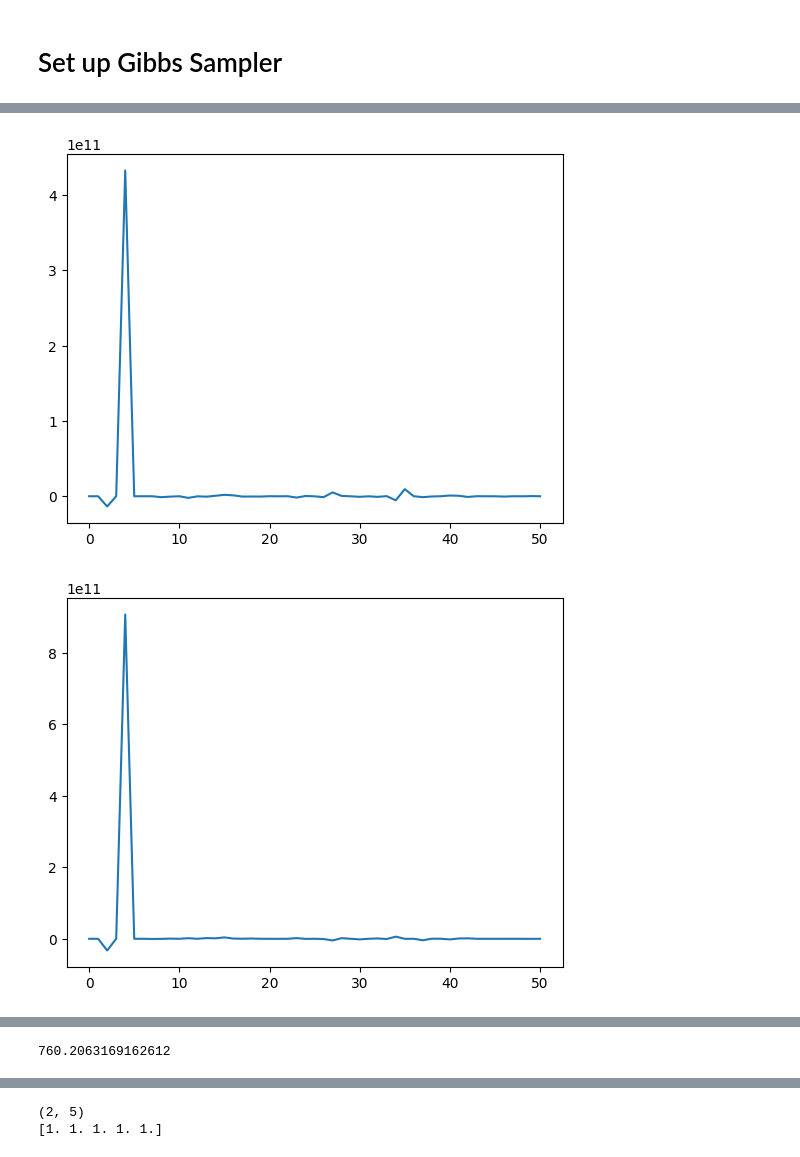
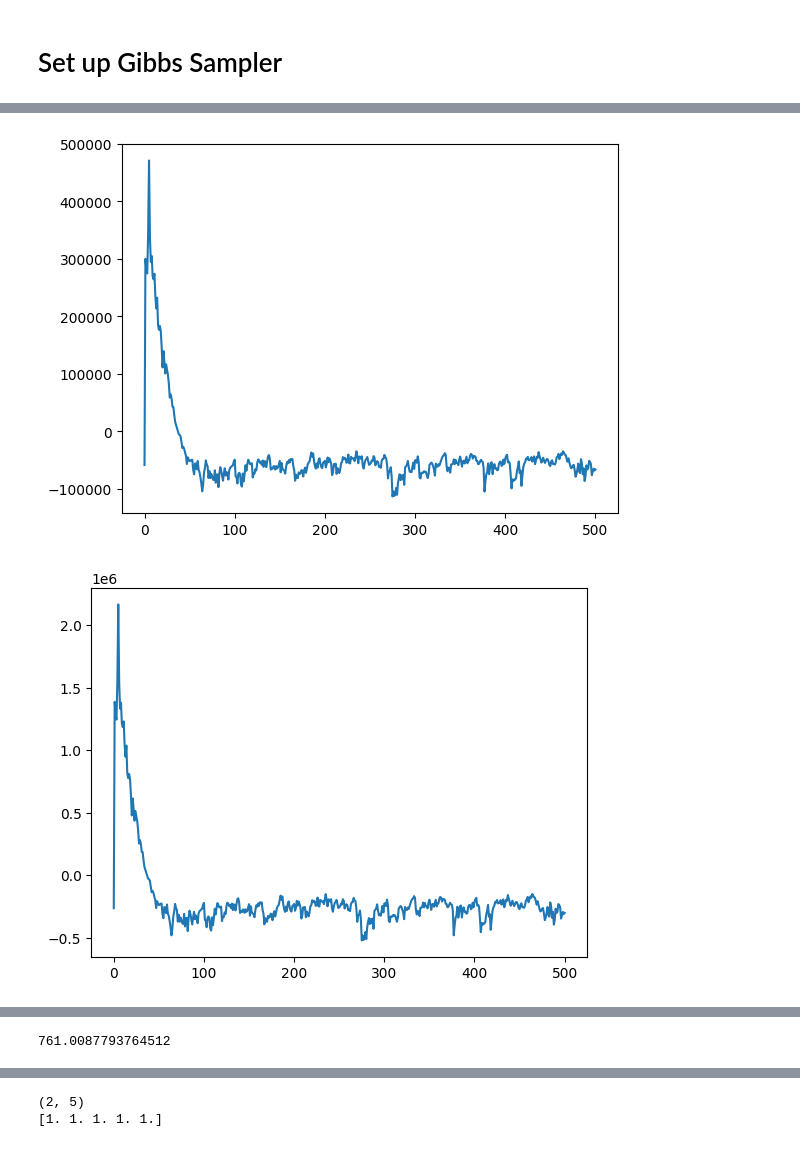
Before and after one commit to RHINO-Experiment/rhino-cal, a Jupyter notebook: gibbs_notebook.ipynb, the cells around one changed output, grey strips where cells are left out. Cells and saved outputs as stored; diff of their text form; code cells hidden in the pictures.

```diff
--- a/gibbs_notebook.ipynb
+++ b/gibbs_notebook.ipynb
@@ -230,10 +271,10 @@ param_dict = sample_loop(data=observation.data_waterfall.flatten(),
                          U_gain=U_gain,
                          X_ant_nw=X_ant_noisewave,
                          X_cal_src=X_calibrator,
-                         init_gain_amps=np.ones_like(U_gain[0]),
+                         init_gain_amps=init_gain_amps,
                          init_cal_src_amps=init_calibrator_solution,
                          init_ant_nw_amps=np.ones_like(X_ant_noisewave[0]),
                          cal_src_priors=cal_source_priors,
-                         inv_cal_src_prior_cov=cal_source_prior_inv_cov, n_iter=50,
-                         verbose=False)
+                         inv_cal_src_prior_cov=cal_source_prior_inv_cov, n_iter=200,
+                         verbose=True)
 # %% [output]
@@ -256,6 +323,6 @@ param_dict = sample_loop(data=observation.data_waterfall.flatten(),
                          init_cal_src_amps=init_calibrator_solution,
                          init_ant_nw_amps=np.median(param_dict['all_p_ant_nw'], axis=0),
                          cal_src_priors=cal_source_priors,
-                         inv_cal_src_prior_cov=cal_source_prior_inv_cov, n_iter=50,
+                         inv_cal_src_prior_cov=cal_source_prior_inv_cov, n_iter=500,
                          verbose=False)
 # %% [output]
@@ -263,19 +339,19 @@ Gibbs Sample - 0 / 50
 # %%
-# plt.plot(param_dict['all_p_gain'][:,0])
-# plt.show()
-# plt.plot(param_dict['all_p_gain'][:,2])
-# plt.show()
-# plt.plot(param_dict['all_p_gain'][:,4])
-# plt.show()
-# plt.plot(param_dict['all_p_gain'][:,-1])
-# plt.show()
-# plt.plot(param_dict['all_p_cal_src'][:, 3])
-# plt.show()
-# plt.plot(param_dict['all_p_cal_src'][:, -1])
-# plt.show()
+plt.plot(param_dict['all_p_gain'][:,0])
+plt.show()
+plt.plot(param_dict['all_p_gain'][:,2])
+plt.show()
+plt.plot(param_dict['all_p_gain'][:,4])
+plt.show()
+plt.plot(param_dict['all_p_gain'][:,-1])
+plt.show()
+plt.plot(param_dict['all_p_cal_src'][:, 0])
+plt.show()
+plt.plot(param_dict['all_p_cal_src'][:, -1])
+plt.show()
 
 
 print(np.median(param_dict['all_p_cal_src'][:, -1]))
 # %% [output]
-[figure, old version]
+[figure, new version]
-[figure, old version]
+[figure, new version]
@@ -286,4 +362,4 @@ print(np.median(param_dict['all_p_cal_src'][:, -1]))
-760.2063169162612
+761.0087793764512
 # %%
 # Recovered Antenna
 
```
Also changed, not shown: parts of 10 cells of this notebook, 2 other files.
